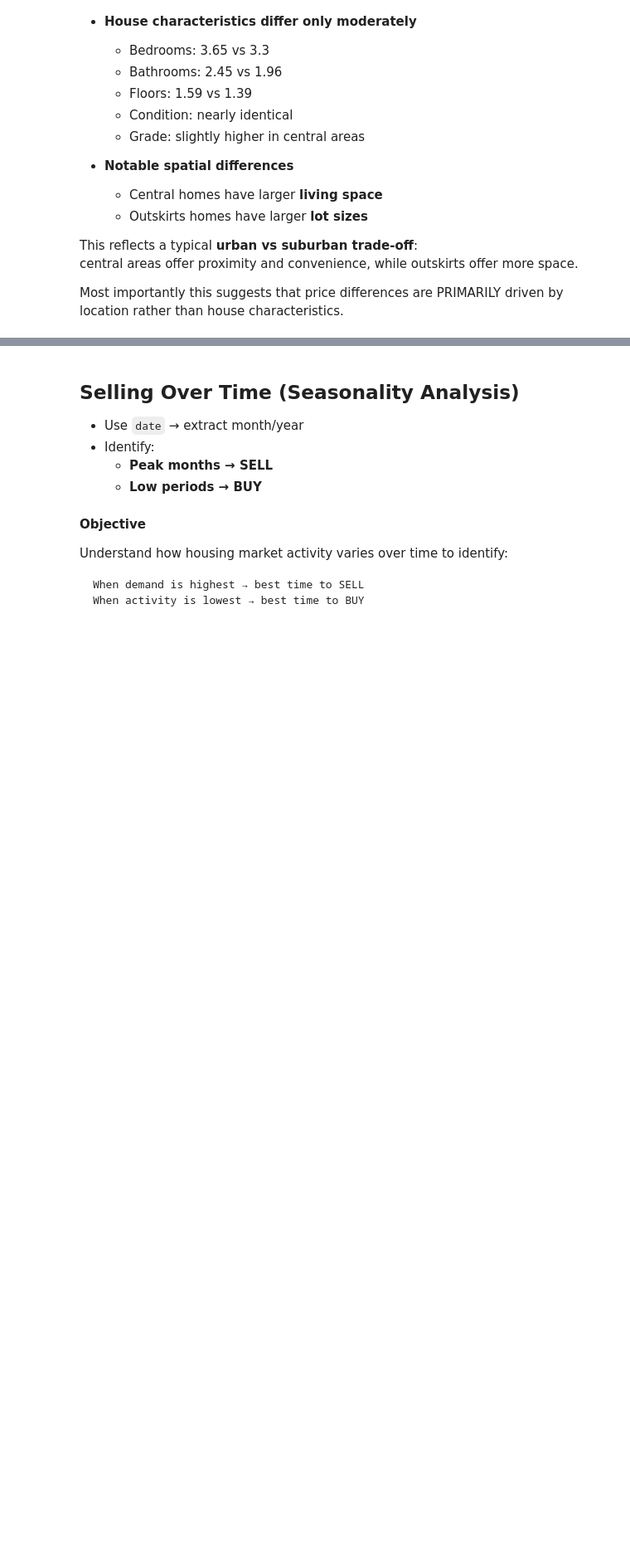
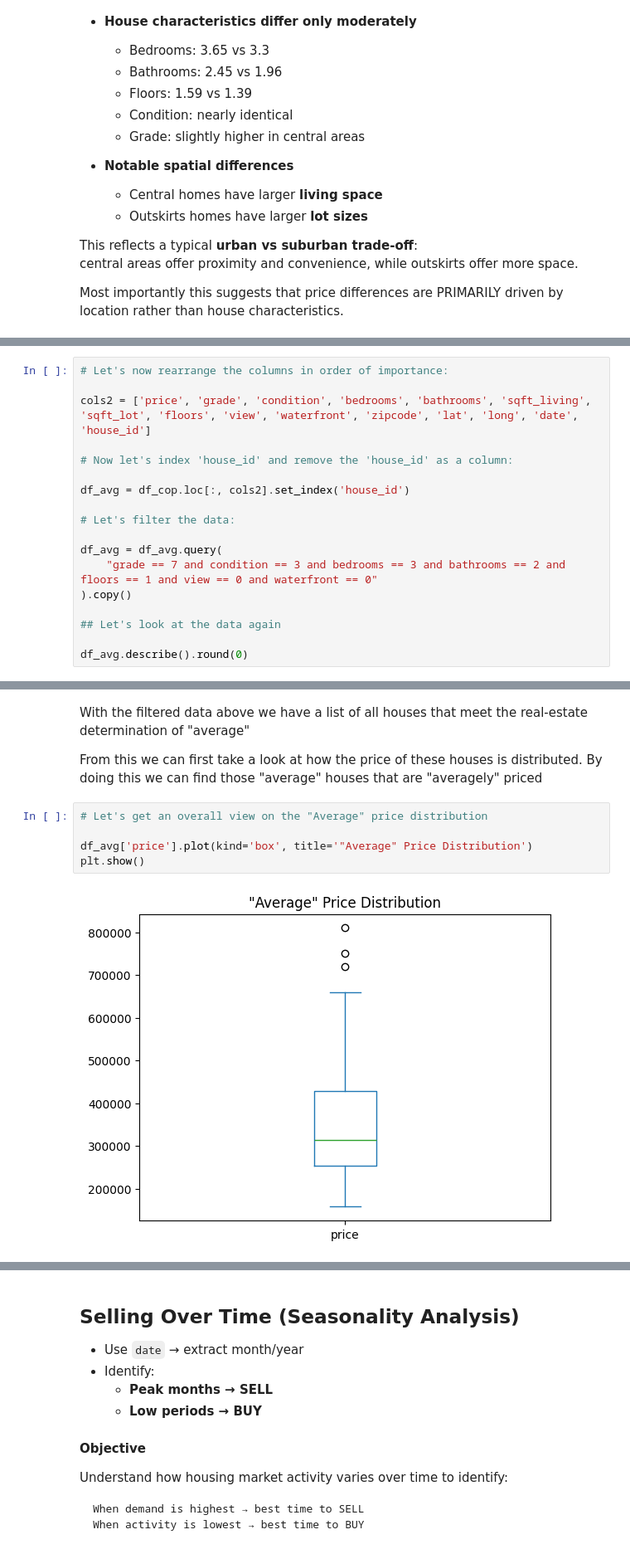
Before and after one commit to lingriosmichael/eda_template, a Jupyter notebook: eda_project.ipynb, the cells around one changed output, grey strips where cells are left out. Shown at 83% size. Drawn from its saved outputs; the diff is of its cells as text; blank space fills up the shorter version.

```diff
--- a/eda_project.ipynb
+++ b/eda_project.ipynb
@@ -836,0 +862,18 @@ fig.show()
+# %%
+# Let's now rearrange the columns in order of importance:
+
+cols2 = ['price', 'grade', 'condition', 'bedrooms', 'bathrooms', 'sqft_living', 'sqft_lot', 'floors', 'view', 'waterfront', 'zipcode', 'lat', 'long', 'date', 'house_id']
+
+# Now let's index 'house_id' and remove the 'house_id' as a column:
+
+df_avg = df_cop.loc[:, cols2].set_index('house_id')
+
+# Let's filter the data:
+
+df_avg = df_avg.query(
+    "grade == 7 and condition == 3 and bedrooms == 3 and bathrooms == 2 and floors == 1 and view == 0 and waterfront == 0"
+).copy()
+
+## Let's look at the data again
+
+df_avg.describe().round(0)
@@ -836,0 +890,11 @@ fig.show()
+# %% [markdown]
+With the filtered data above we have a list of all houses that meet the real-estate determination of "average"
+
+From this we can first take a look at how the price of these houses is distributed. By doing this we can find those "average" houses that are "averagely" priced
+# %%
+# Let's get an overall view on the "Average" price distribution
+
+df_avg['price'].plot(kind='box', title='"Average" Price Distribution')
+plt.show()
+# %% [output]
+[figure, added]
```
Also changed, not shown: parts of 29 cells of this notebook.
